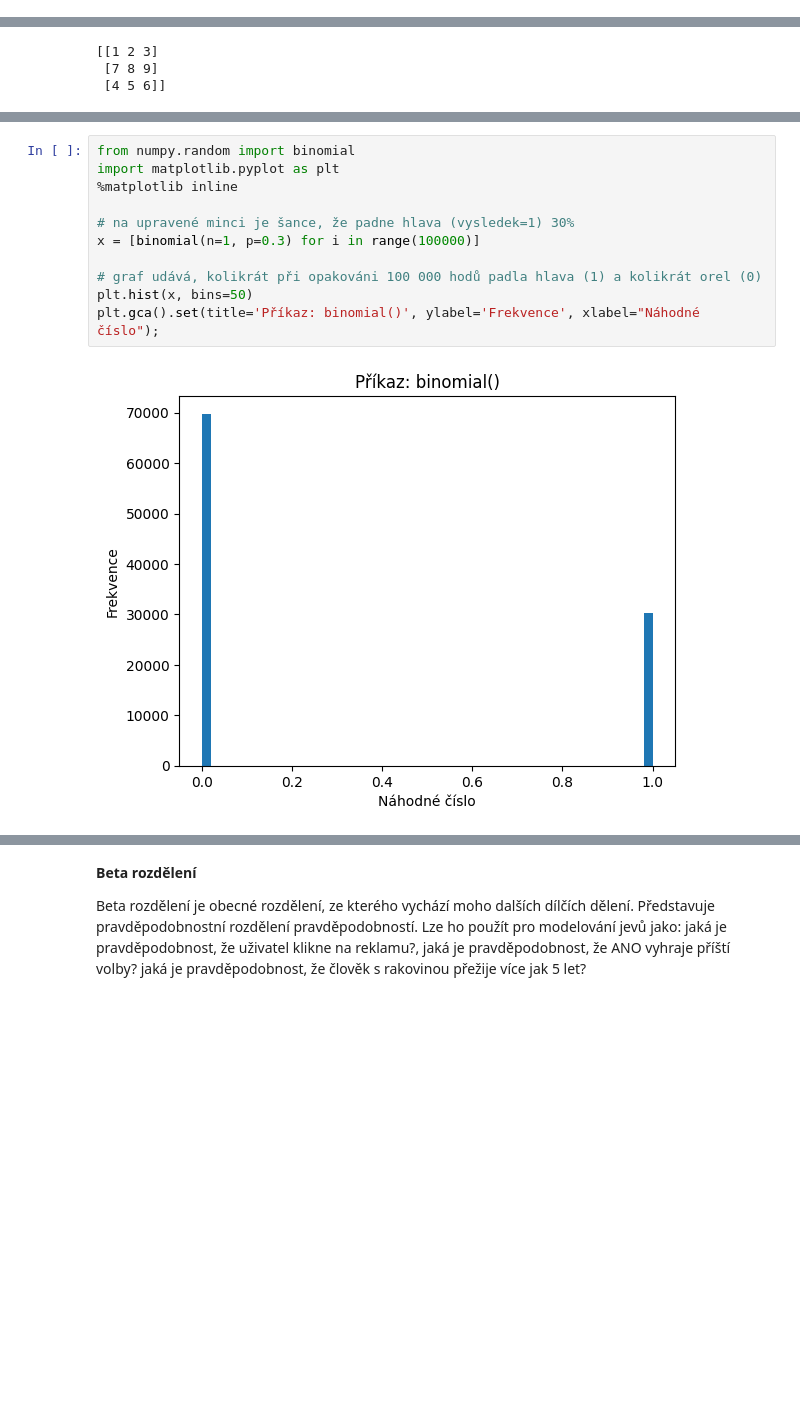
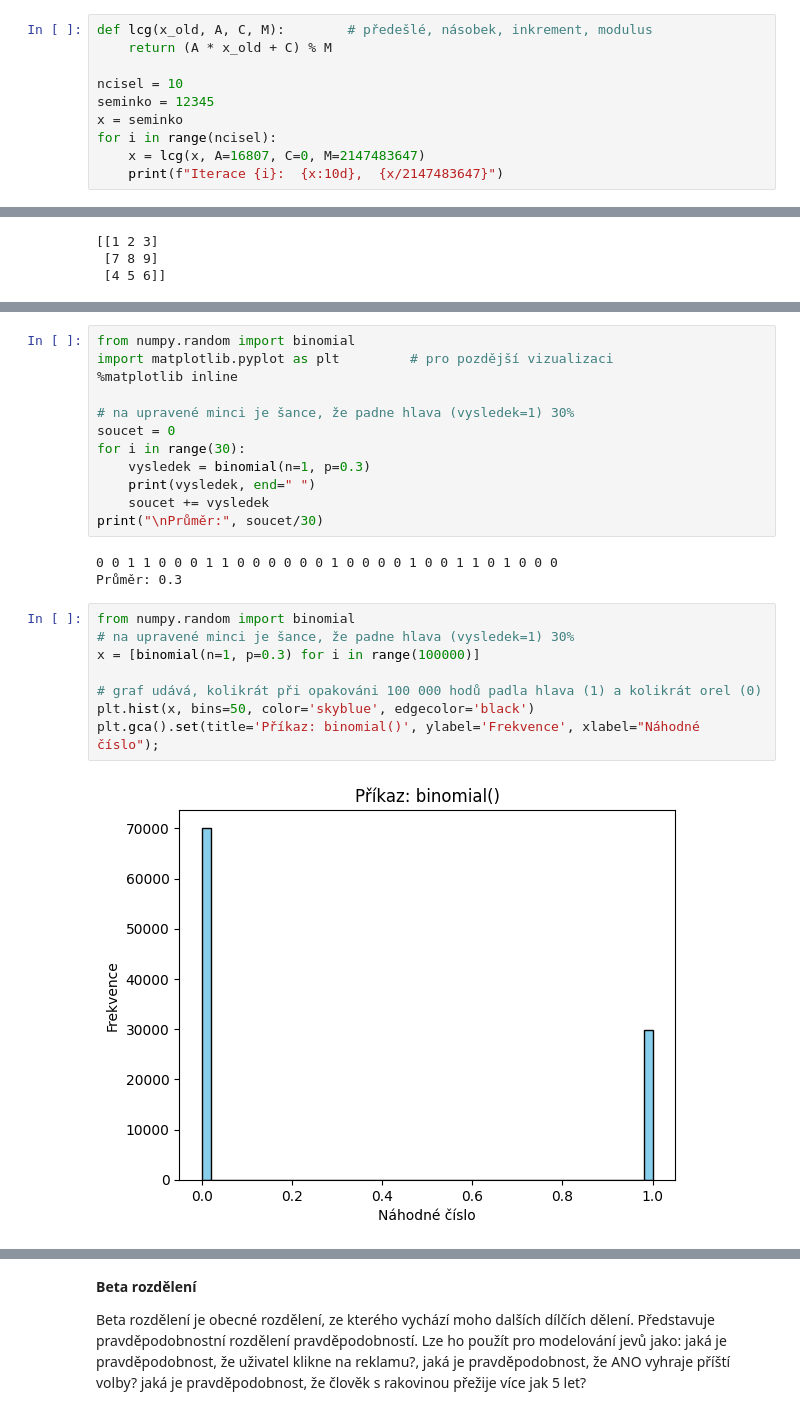
Before and after one commit to pkbcz/MSW2, a Jupyter notebook: 07 generatory.ipynb, the cells around one changed output, grey strips where cells are left out. Saved outputs shown, nothing was run; the diff lists cells and outputs as text; blank space fills up the shorter version.

```diff
--- a/07 generatory.ipynb
+++ b/07 generatory.ipynb
@@ -88,0 +136,10 @@ for i in range(ncisel):
+# %%
+def lcg(x_old, A, C, M):        # předešlé, násobek, inkrement, modulus
+    return (A * x_old + C) % M
+
+ncisel = 10
+seminko = 12345
+x = seminko
+for i in range(ncisel):
+    x = lcg(x, A=16807, C=0, M=2147483647)
+    print(f"Iterace {i}:  {x:10d},  {x/2147483647}")
@@ -629,16 +822,28 @@ Slouží pro modelování toho, kolikrát pozorujeme určitý náhodný jev z ce
+# %%
+from numpy.random import binomial
+import matplotlib.pyplot as plt         # pro pozdější vizualizaci
+%matplotlib inline
+
+# na upravené minci je šance, že padne hlava (vysledek=1) 30%
+soucet = 0
+for i in range(30):
+    vysledek = binomial(n=1, p=0.3)
+    print(vysledek, end=" ")
+    soucet += vysledek
+print("\nPrůměr:", soucet/30)
+# %% [output]
+0 0 1 1 0 0 0 1 1 0 0 0 0 0 0 1 0 0 0 0 1 0 0 1 1 0 1 0 0 0
+Průměr: 0.3
 # %%
 from numpy.random import binomial
-import matplotlib.pyplot as plt
-%matplotlib inline
-
 # na upravené minci je šance, že padne hlava (vysledek=1) 30%
 x = [binomial(n=1, p=0.3) for i in range(100000)]
 
 # graf udává, kolikrát při opakováni 100 000 hodů padla hlava (1) a kolikrát orel (0)
-plt.hist(x, bins=50)
+plt.hist(x, bins=50, color='skyblue', edgecolor='black')
 plt.gca().set(title='Příkaz: binomial()', ylabel='Frekvence', xlabel="Náhodné číslo");
 # %% [output]
-[figure, old version]
+[figure, new version]
 # %%
 from numpy.random import binomial
 
```
Also changed, not shown: parts of 79 cells of this notebook, 17 other files.
